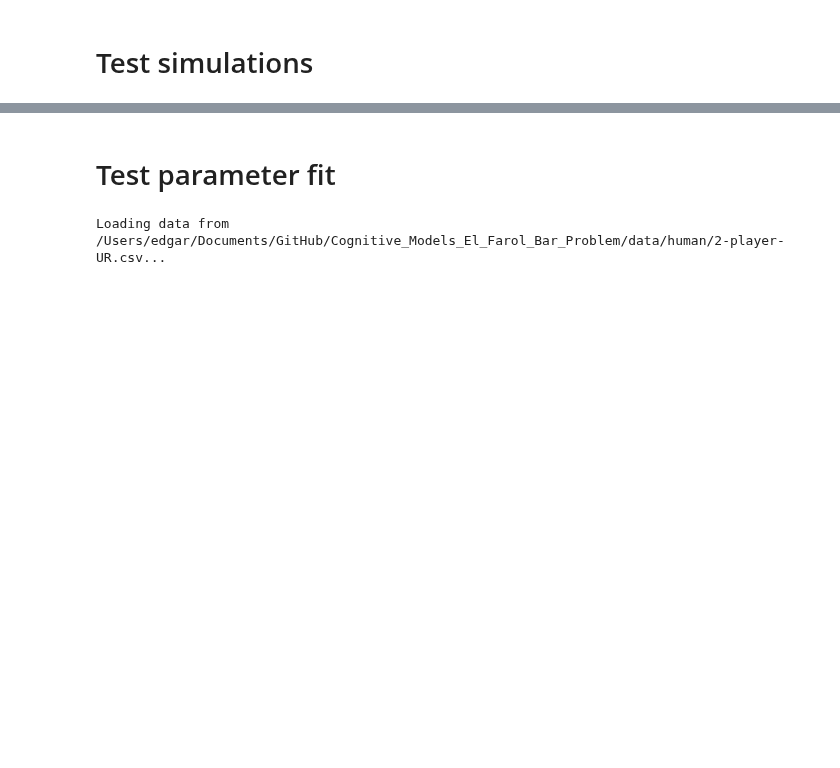
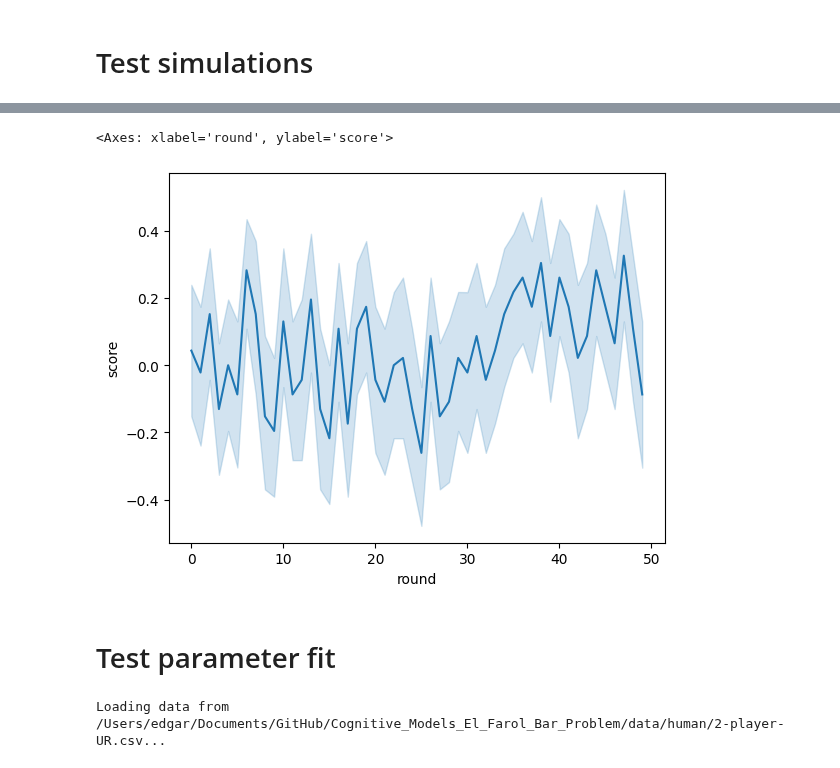
Before and after one commit to EAndrade-Lotero/Cognitive_Models_El_Farol_Bar_Problem, a Jupyter notebook: Notebooks/test_FRA.ipynb, the cells around one changed output, grey strips where cells are left out. Saved outputs shown, nothing was run; the diff lists cells and outputs as text; code cells hidden in the pictures; blank space fills up the shorter version.

```diff
--- a/Notebooks/test_FRA.ipynb
+++ b/Notebooks/test_FRA.ipynb
@@ -228,3 +237,11 @@ Num. segmented regions: 2
+# %%
+sns.lineplot(
+    x='round', y='score',
+    data=df
+)
+# %% [output]
+<Axes: xlabel='round', ylabel='score'>
+[figure, added]
 # %% [markdown]
 # Test parameter fit
 # %%
```
Also changed, not shown: parts of 13 cells of this notebook, 13 other files.
